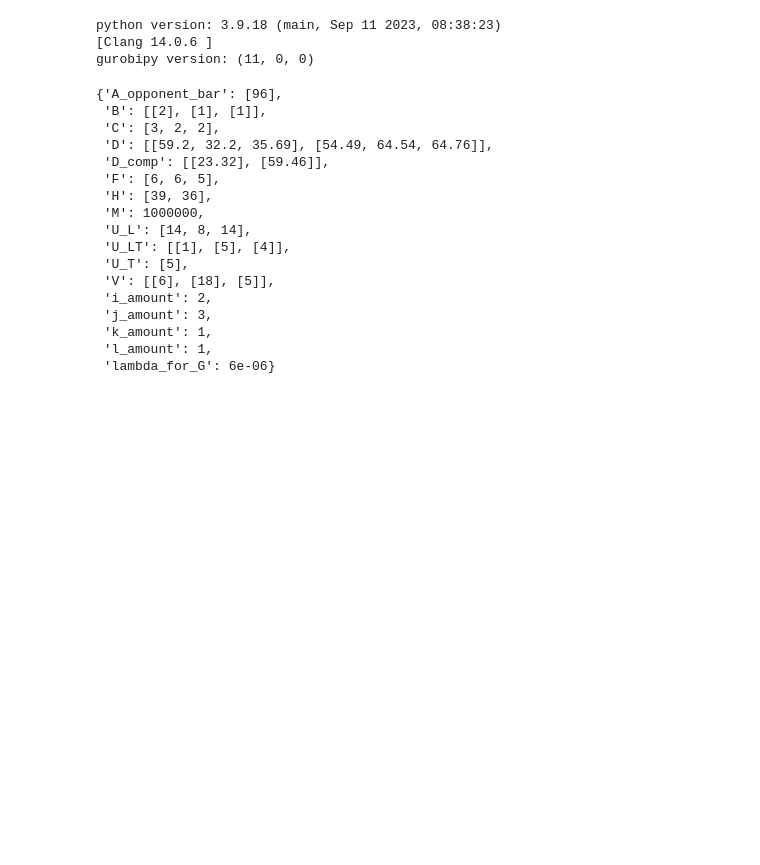
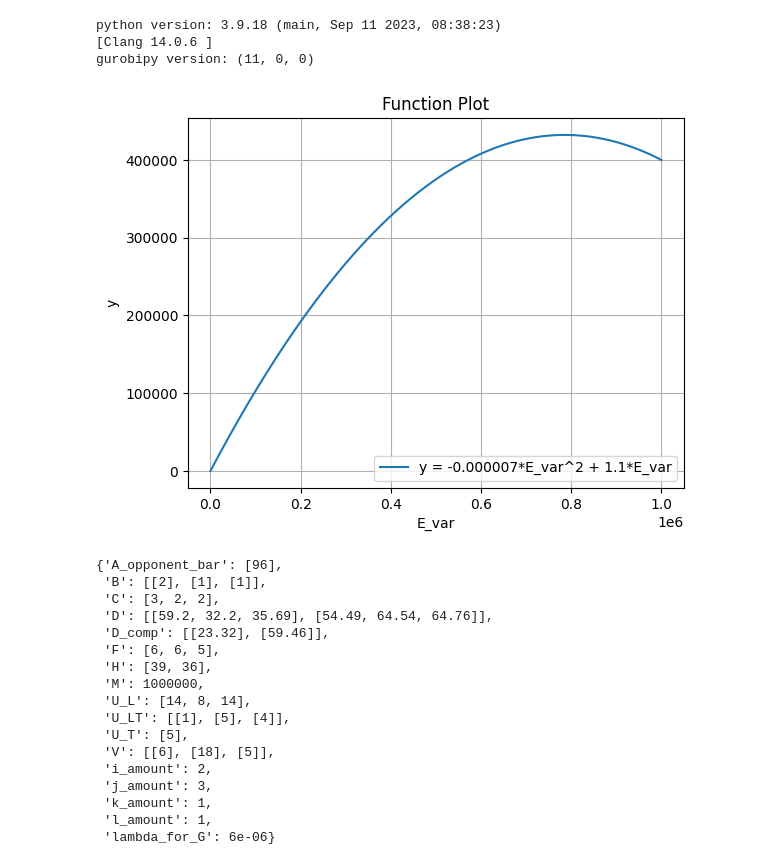
Before and after one commit to kogby/CFL-optimization, a Jupyter notebook: Model/Experiments/test_config0327.ipynb, the cells around one changed output. Cells and saved outputs as stored; diff of their text form; code cells hidden in the pictures; blank space fills up the shorter version.

```diff
--- a/Model/Experiments/test_config0327.ipynb
+++ b/Model/Experiments/test_config0327.ipynb
@@ -16,6 +16,30 @@ print(f"gurobipy version: {gurobipy.gurobi.version()}")
 python version: 3.9.18 (main, Sep 11 2023, 08:38:23)
 [Clang 14.0.6 ]
 gurobipy version: (11, 0, 0)
+# %%
+import numpy as np
+import matplotlib.pyplot as plt
+
+# 定义函数
+def func(E_var):
+    return -0.0000007 * E_var**2 + 1.1 * E_var
+
+# 生成 x 值（E_var 的范围）
+E_var = np.linspace(0, 1000000, 1000)
+
+# 计算对应的 y 值
+y = func(E_var)
+
+# 绘制函数图形
+plt.plot(E_var, y, label='y = -0.000007*E_var^2 + 1.1*E_var')
+plt.xlabel('E_var')
+plt.ylabel('y')
+plt.title('Function Plot')
+plt.grid(True)
+plt.legend()
+plt.show()
+# %% [output]
+[figure, added]
 # %%
 # 直接添加已知的相对路径到 sys.path
 sys.path.append('../../')
```
Also changed, not shown: 3 other files.
